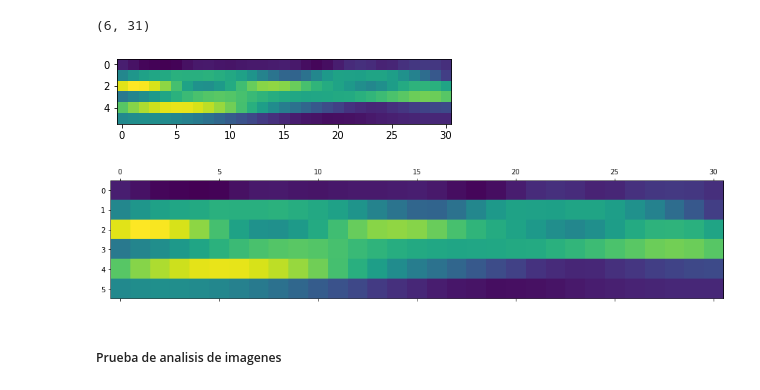
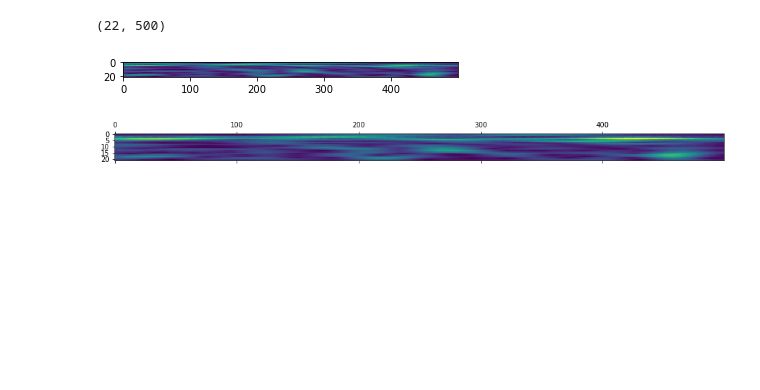
Before and after one commit to EdgarMoyete/Espectros, a Jupyter notebook: EscalogramaImgCWT.ipynb, the cells around one changed output. Drawn from its saved outputs; the diff is of its cells as text; code cells hidden in the pictures; blank space fills up the shorter version.

Commit message:
BCI IV 2a 22 canales con CAR

```diff
--- a/EscalogramaImgCWT.ipynb
+++ b/EscalogramaImgCWT.ipynb
@@ -12,7 +12,7 @@ import cv2
 #la muestra 3 es mano derecha
 # canal C3 (canal 8)
 # canal C4 (canal 12) (usar este)
-canal = pd.read_csv("MI-EEG-A01T.csv", header=None).iloc[2, 11124:11624]
+canal = pd.read_csv("MI-EEG-A01T.csv", header=None).iloc[2, 11000:12000]
 # canal = pd.read_csv("Ventaneo-A01T.csv", header=None).iloc[43:64, 5500:6000]
 # %%
 canal.shape
@@ -44,0 +36,3 @@ Frecuencias para diferentes escalas cmor3-3:
+# %%
+escalas = pywt.scale2frequency('cmor3-3', np.arange(8,30.5,0.5)) / (1/fs)
+escalas
@@ -45,4 +49,4 @@ Frecuencias para diferentes escalas cmor3-3:
 # %%
-coef, freqs = pywt.cwt(sig, np.arange(1,113), 'cmor3-3')
+coef, freqs = pywt.cwt(sig, escalas, 'cmor3-3', sampling_period = (1 / fs))
 # %%
 x = abs(coef)
@@ -85,17 +67,15 @@ plt.show()
 # %%
 # en el resize los dos se dividen entre 4
-dim = (31, 6) #ancho, alto
+dim = (500, 22) #ancho, alto
 
-resized = cv2.resize(x2, dim, interpolation=cv2.INTER_AREA)
+resized = cv2.resize(x, dim, interpolation=cv2.INTER_AREA)
 print(resized.shape)
 plt.imshow(resized)
 plt.show()
 
 plt.matshow(resized)
 plt.show()
 # %% [output]
-(6, 31)
+(22, 500)
-[figure, old version]
+[figure, new version]
-[figure, old version]
+[figure, new version]
-# %% [markdown]
-##### Prueba de analisis de imagenes
```
Also changed, not shown: parts of 17 cells of this notebook.
